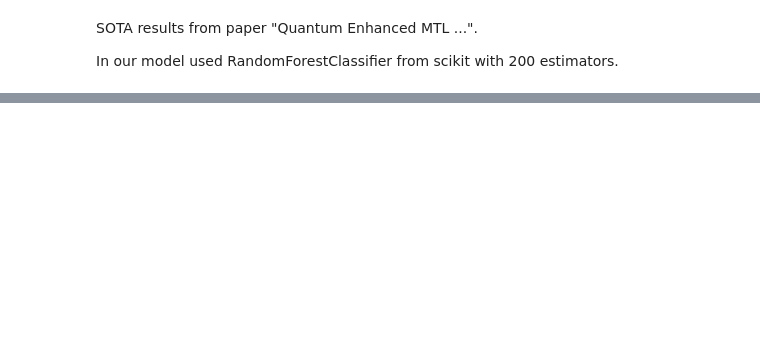
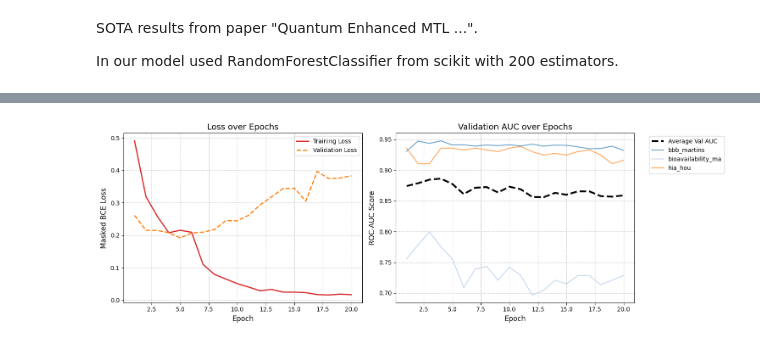
Before and after one commit to FBI223/ADMET_MULTI_TASK_LEARNING, a Jupyter notebook: TODO/zadanie1/michal/zad1.ipynb, the cells around one changed output, grey strips where cells are left out. Cells and saved outputs as stored; diff of their text form; code cells hidden in the pictures; blank space fills up the shorter version.

```diff
--- a/TODO/zadanie1/michal/zad1.ipynb
+++ b/TODO/zadanie1/michal/zad1.ipynb
@@ -109,0 +116,94 @@ In our model used RandomForestClassifier from scikit with 200 estimators.
+# %%
+%load_ext autoreload
+%autoreload 2
+
+import torch
+import numpy as np
+from torch.utils.data import DataLoader
+import matplotlib.pyplot as plt
+
+from mtl_utils import (
+    prepare_mtl_data, MTLDataset, MTLNet,
+    train_epoch, evaluate, permutation_importance_mtl
+)
+
+X_all, y_all, mask_all, tasks, splits, feat_names = prepare_mtl_data(df)
+
+train_idx = splits == 'train'
+val_idx = splits == 'valid'
+test_idx = splits == 'test'
+
+train_loader = DataLoader(MTLDataset(X_all[train_idx], y_all[train_idx], mask_all[train_idx]), batch_size=128, shuffle=True)
+val_loader = DataLoader(MTLDataset(X_all[val_idx], y_all[val_idx], mask_all[val_idx]), batch_size=128)
+test_loader = DataLoader(MTLDataset(X_all[test_idx], y_all[test_idx], mask_all[test_idx]), batch_size=128)
+
+device = torch.device('cuda' if torch.cuda.is_available() else 'cpu')
+model = MTLNet(X_all.shape[1], len(tasks)).to(device)
+opt = torch.optim.Adam(model.parameters(), lr=0.001, weight_decay=1e-4)
+
+print(f"Start treningu na {device}. Ilość cech: {X_all.shape[1]}, Ilość zadań: {len(tasks)}")
+
+# Słownik wzbogacony o val_loss
+history = {'loss': [], 'val_loss': [], 'val_aucs': []}
+
+for epoch in range(20):
+    train_loss = train_epoch(model, train_loader, opt, device)
+
+    # Odbieramy teraz też val_loss
+    val_loss, val_aucs = evaluate(model, val_loader, device, tasks)
+
+    # Zapisujemy do historii
+    history['loss'].append(train_loss)
+    history['val_loss'].append(val_loss)
+    history['val_aucs'].append(val_aucs)
+
+    avg_val_auc = np.nanmean(list(val_aucs.values()))
+    print(f"Epoch {epoch:02d} | Train Loss: {train_loss:.4f} | Val Loss: {val_loss:.4f} | Avg Val AUC: {avg_val_auc:.4f}")
+
+
+# --- FUNKCJA DO WYKRESÓW ---
+def plot_training_history(history, tasks):
+    epochs = range(1, len(history['loss']) + 1)
+
+    fig, (ax1, ax2) = plt.subplots(1, 2, figsize=(15, 5))
+
+    # --- Wykres 1: Training vs Validation Loss ---
+    ax1.plot(epochs, history['loss'], color='tab:red', label='Training Loss', linewidth=2)
+    ax1.plot(epochs, history['val_loss'], color='tab:orange', label='Validation Loss', linewidth=2, linestyle='--')
+
+    ax1.set_title('Loss over Epochs', fontsize=14)
+    ax1.set_xlabel('Epoch', fontsize=12)
+    ax1.set_ylabel('Masked BCE Loss', fontsize=12)
+    ax1.grid(True, linestyle='--', alpha=0.7)
+    ax1.legend()
+
+    # --- Wykres 2: Validation AUC ---
+    avg_aucs = [np.nanmean(list(epoch_aucs.values())) for epoch_aucs in history['val_aucs']]
+    ax2.plot(epochs, avg_aucs, 'k--', label='Average Val AUC', linewidth=3, zorder=10)
+
+    cmap = plt.get_cmap('tab20')
+    for i, task in enumerate(tasks):
+        task_aucs = [epoch_aucs[task] for epoch_aucs in history['val_aucs']]
+        ax2.plot(epochs, task_aucs, label=task, color=cmap(i), alpha=0.7, linewidth=1.5)
+
+    ax2.set_title('Validation AUC over Epochs', fontsize=14)
+    ax2.set_xlabel('Epoch', fontsize=12)
+    ax2.set_ylabel('ROC-AUC Score', fontsize=12)
+    ax2.grid(True, linestyle='--', alpha=0.7)
+    ax2.legend(bbox_to_anchor=(1.05, 1), loc='upper left')
+
+    plt.tight_layout()
+    plt.show()
+
+# --- WYZWALAMY WYKRES I TEST KOŃCOWY ---
+plot_training_history(history, tasks)
+
+test_loss, test_aucs = evaluate(model, test_loader, device, tasks)
+print("\n--- FINAL TEST AUC ---")
+for t, v in test_aucs.items():
+    print(f"{t}: {v:.4f}")
+
+print("\n--- FEATURE IMPORTANCE ---")
+imp_df = permutation_importance_mtl(model, test_loader, device, feat_names)
+print(imp_df.head(25).to_string(index=False))
+# %% [output]
@@ -109,0 +227 @@ In our model used RandomForestClassifier from scikit with 200 estimators.
+[figure, added]
```
Also changed, not shown: parts of 5 cells of this notebook, 2 other files.
